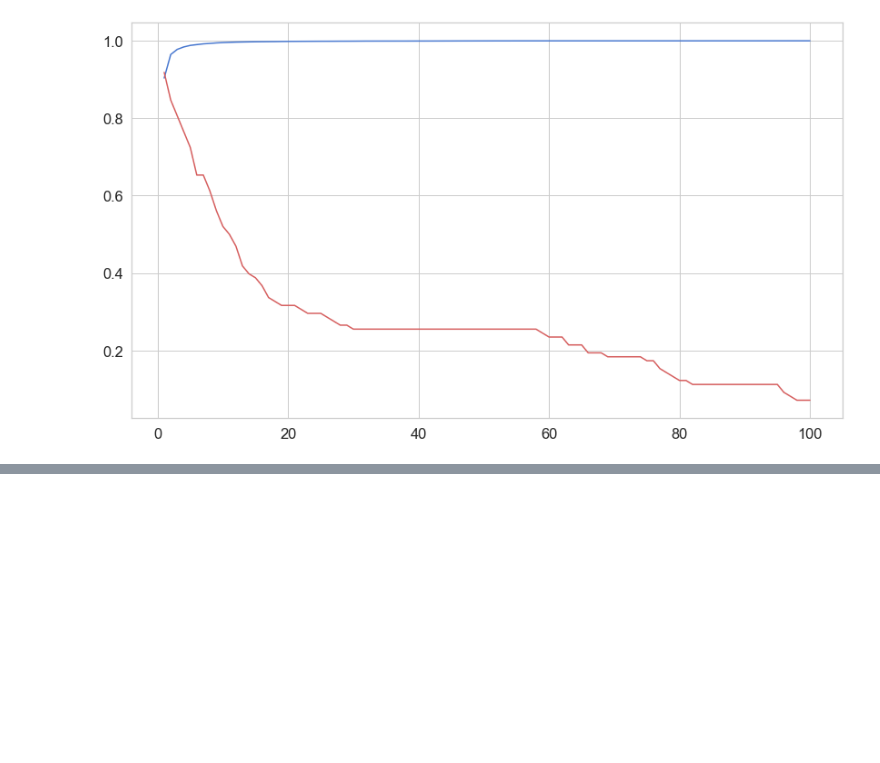
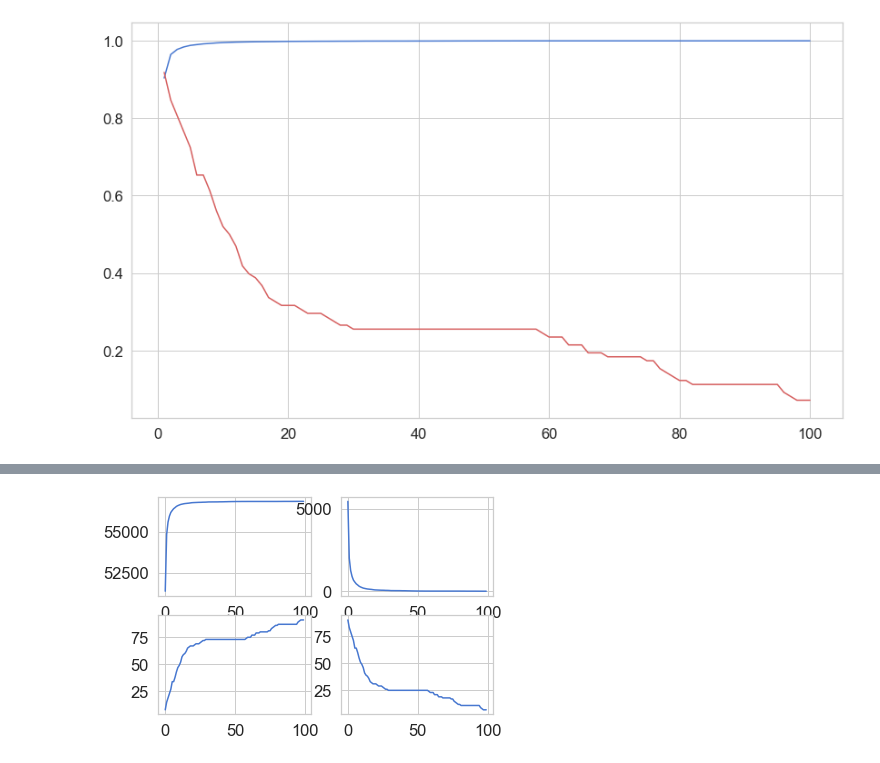
Before and after one commit to vikashachary/Alumni-Sessions, a Jupyter notebook: Unsupervised Deep Learning/Credit_Card_Fraud_Detection_using_Autoencoders_in_Keras.ipynb, the cells around one changed output, grey strips where cells are left out. Saved outputs shown, nothing was run; the diff lists cells and outputs as text; code cells hidden in the pictures; blank space fills up the shorter version.

```diff
--- a/Unsupervised Deep Learning/Credit_Card_Fraud_Detection_using_Autoencoders_in_Keras.ipynb
+++ b/Unsupervised Deep Learning/Credit_Card_Fraud_Detection_using_Autoencoders_in_Keras.ipynb
@@ -456,7 +504,7 @@ Here, we have the exact opposite situation. As the reconstruction error increase
 ## Prediction
 Our model is a bit different this time. It doesn’t know how to predict new values. But we don’t need that. In order to predict whether or not a new/unseen transaction is normal or fraudulent, we’ll calculate the reconstruction error from the transaction data itself. If the error is larger than a predefined threshold, we’ll mark it as a fraud (since our model should have a low error on normal transactions). Let’s pick that value:
 # %%
-threshold = 2.9
+threshold = 3 #optimal_threshold
 
 ## And see how well we’re dividing the two types of transactions:
 
@@ -556,0 +605,15 @@ thresholds
+# %%
+fig, ax = plt.subplots(2,2)
+# ax.plot(conf_list[:,0])
+# print(conf_list[:3], np.array(conf_list).shape)
+conf_arr = np.array(conf_list)
+conf_arr_flat = conf_arr.reshape(np.array(conf_list).shape[0]*np.array(conf_list).shape[1]*np.array(conf_list).shape[2],1)
+conf_arr_flat[::4][:3],conf_arr_flat[1::4][:3],conf_arr_flat[2::4][:3],conf_arr_flat[3::4][:3]
+#ax[0][0].vlines(threshold, ax[0][0].get_xlim()[0], ax[0][0].get_xlim()[1], colors="r", zorder=100, label='Threshold')
+ax[0][0].plot(conf_arr_flat[::4], label='TP')
+ax[0][1].plot(conf_arr_flat[1::4])
+ax[1][0].plot(conf_arr_flat[2::4])
+ax[1][1].plot(conf_arr_flat[3::4])
+plt.show()
+# %% [output]
+[figure, added]
```
Also changed, not shown: parts of 17 cells of this notebook.
